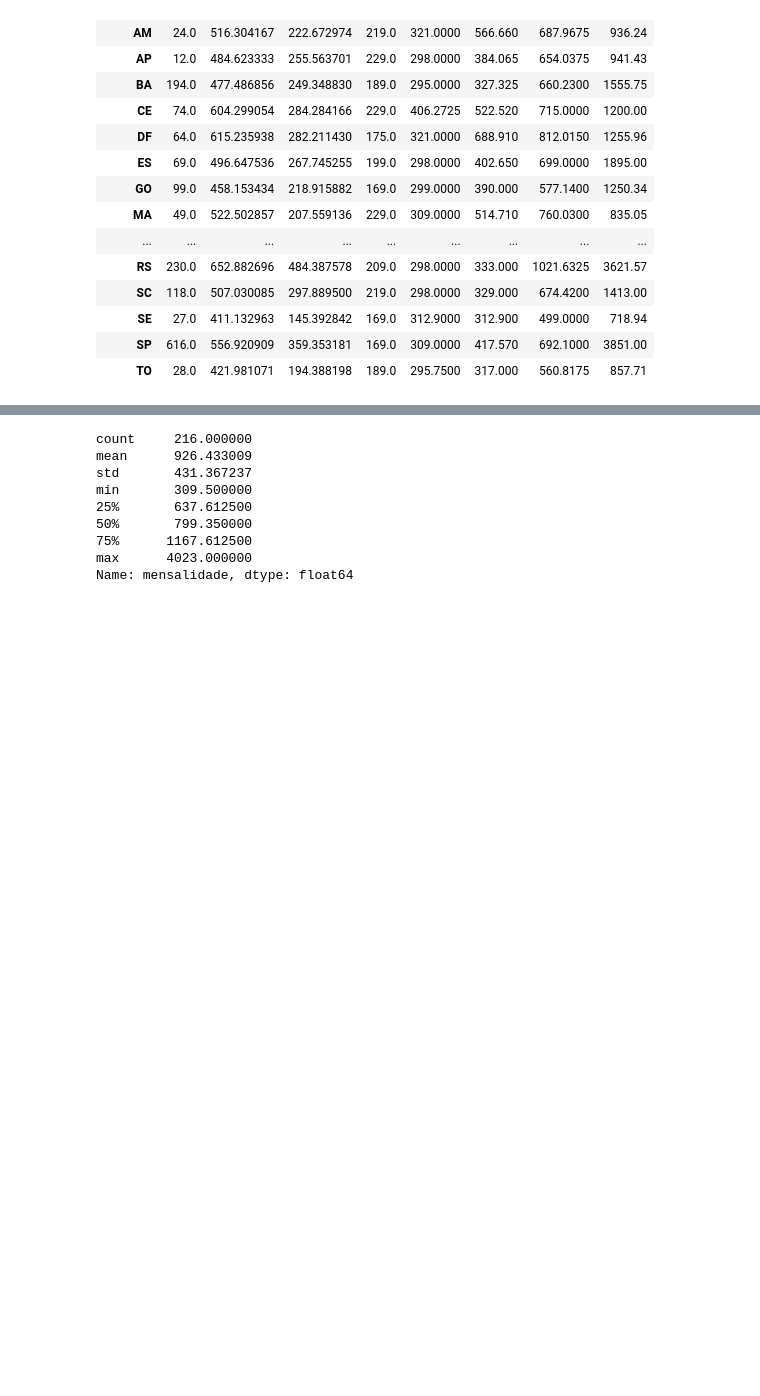
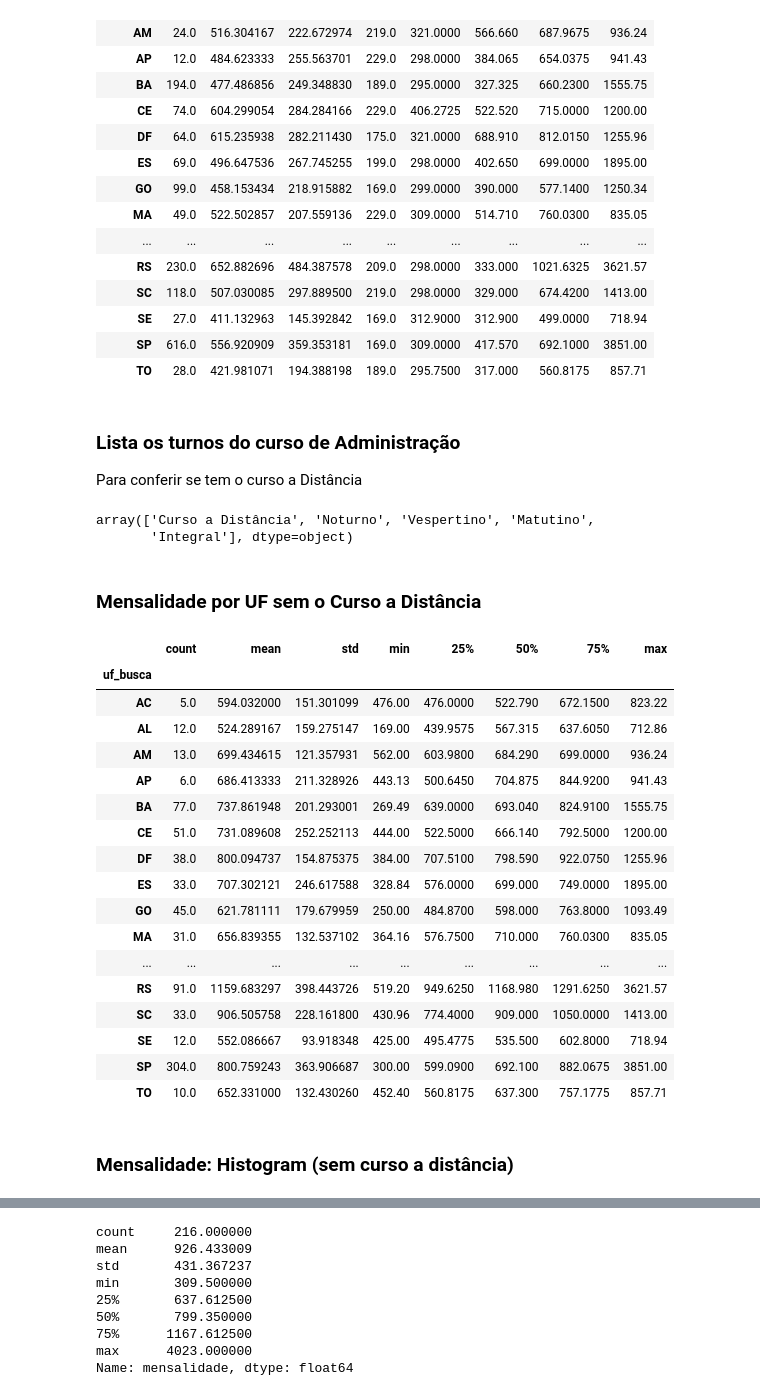
Before and after one commit to cezinha/prouni-project, a Jupyter notebook: ProUni - First Analysis.ipynb, the cells around one changed output, grey strips where cells are left out. Saved outputs shown, nothing was run; the diff lists cells and outputs as text; code cells hidden in the pictures; blank space fills up the shorter version.

```diff
--- a/ProUni - First Analysis.ipynb
+++ b/ProUni - First Analysis.ipynb
@@ -66,3 +72,36 @@ df[df.nome == "Administração"].groupby("uf_busca")['mensalidade'].describe()
 | SE | 27.0 | 411.132963 | 145.392842 | 169.0 | 312.9000 | 312.900 | 499.0000 | 718.94 |
 | SP | 616.0 | 556.920909 | 359.353181 | 169.0 | 309.0000 | 417.570 | 692.1000 | 3851.00 |
 | TO | 28.0 | 421.981071 | 194.388198 | 189.0 | 295.7500 | 317.000 | 560.8175 | 857.71 |
+# %% [markdown]
+### Lista os turnos do curso de Administração
+Para conferir se tem o curso a Distância
+# %%
+df[(df.nome == "Administração")].turno.unique()
+# %% [output]
+array(['Curso a Distância', 'Noturno', 'Vespertino', 'Matutino',
+       'Integral'], dtype=object)
+# %% [markdown]
+### Mensalidade por UF sem o Curso a Distância
+# %%
+df[(df.nome == "Administração") & (df.turno != "Curso a Distância")].groupby("uf_busca")['mensalidade'].describe()
+# %% [output]
+|  | count | mean | std | min | 25% | 50% | 75% | max |
+| uf_busca |  |  |  |  |  |  |  |  |
+| AC | 5.0 | 594.032000 | 151.301099 | 476.00 | 476.0000 | 522.790 | 672.1500 | 823.22 |
+| AL | 12.0 | 524.289167 | 159.275147 | 169.00 | 439.9575 | 567.315 | 637.6050 | 712.86 |
+| AM | 13.0 | 699.434615 | 121.357931 | 562.00 | 603.9800 | 684.290 | 699.0000 | 936.24 |
+| AP | 6.0 | 686.413333 | 211.328926 | 443.13 | 500.6450 | 704.875 | 844.9200 | 941.43 |
+| BA | 77.0 | 737.861948 | 201.293001 | 269.49 | 639.0000 | 693.040 | 824.9100 | 1555.75 |
+| CE | 51.0 | 731.089608 | 252.252113 | 444.00 | 522.5000 | 666.140 | 792.5000 | 1200.00 |
+| DF | 38.0 | 800.094737 | 154.875375 | 384.00 | 707.5100 | 798.590 | 922.0750 | 1255.96 |
+| ES | 33.0 | 707.302121 | 246.617588 | 328.84 | 576.0000 | 699.000 | 749.0000 | 1895.00 |
+| GO | 45.0 | 621.781111 | 179.679959 | 250.00 | 484.8700 | 598.000 | 763.8000 | 1093.49 |
+| MA | 31.0 | 656.839355 | 132.537102 | 364.16 | 576.7500 | 710.000 | 760.0300 | 835.05 |
+| ... | ... | ... | ... | ... | ... | ... | ... | ... |
+| RS | 91.0 | 1159.683297 | 398.443726 | 519.20 | 949.6250 | 1168.980 | 1291.6250 | 3621.57 |
+| SC | 33.0 | 906.505758 | 228.161800 | 430.96 | 774.4000 | 909.000 | 1050.0000 | 1413.00 |
+| SE | 12.0 | 552.086667 | 93.918348 | 425.00 | 495.4775 | 535.500 | 602.8000 | 718.94 |
+| SP | 304.0 | 800.759243 | 363.906687 | 300.00 | 599.0900 | 692.100 | 882.0675 | 3851.00 |
+| TO | 10.0 | 652.331000 | 132.430260 | 452.40 | 560.8175 | 637.300 | 757.1775 | 857.71 |
+# %% [markdown]
+### Mensalidade: Histogram (sem curso a distância)
```
Also changed, not shown: parts of 19 cells of this notebook.
